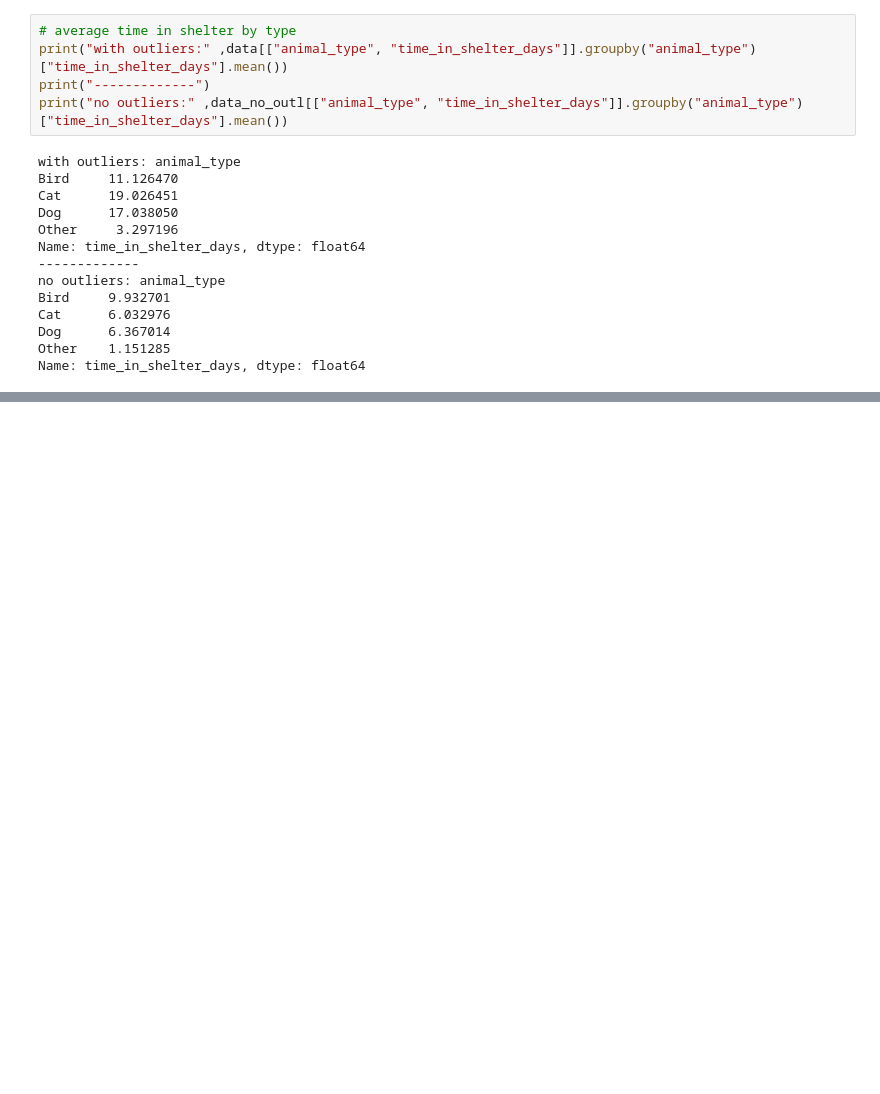
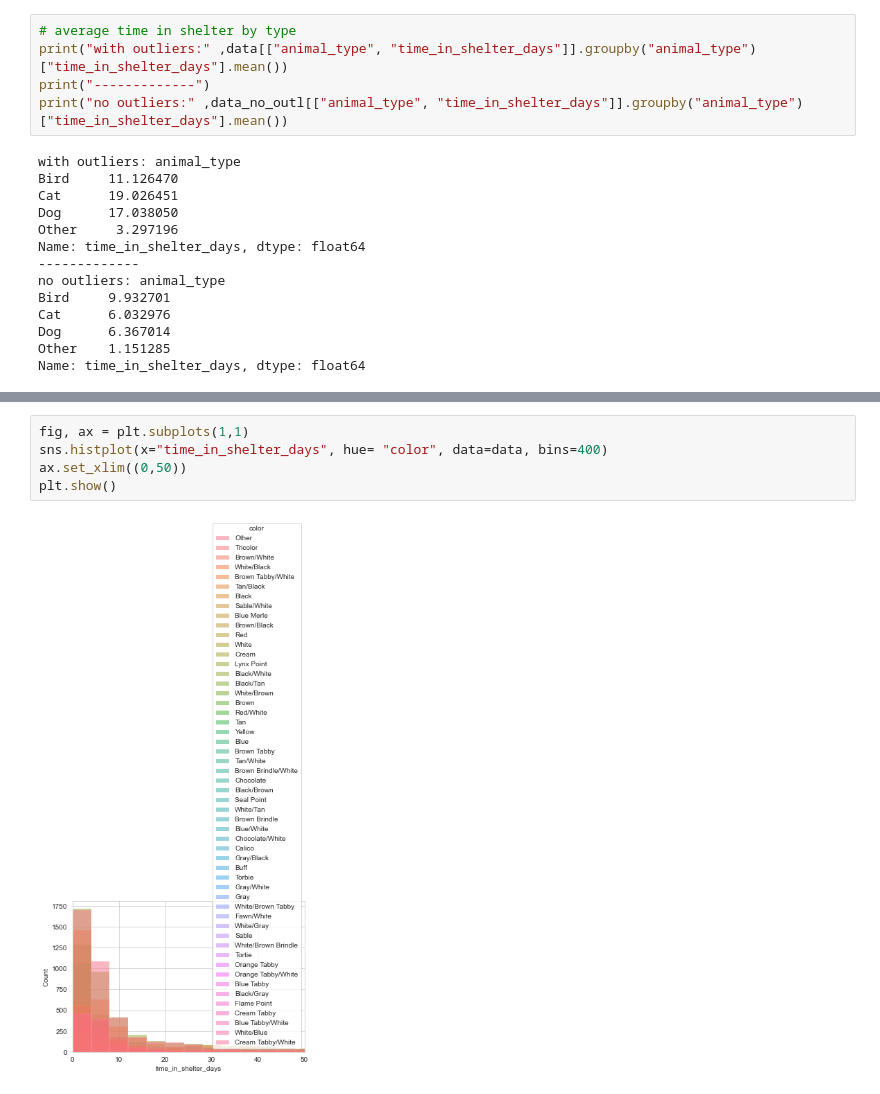
Before and after one commit to NicolasSpettel/Mid-Project, a Jupyter notebook: Mid-Project.ipynb, the cells around one changed output, grey strips where cells are left out. Saved outputs shown, nothing was run; the diff lists cells and outputs as text; blank space fills up the shorter version.

```diff
--- a/Mid-Project.ipynb
+++ b/Mid-Project.ipynb
@@ -275 +251,8 @@ Name: time_in_shelter_days, dtype: float64
+# %%
+fig, ax = plt.subplots(1,1)
+sns.histplot(x="time_in_shelter_days", hue= "color", data=data, bins=400)
+ax.set_xlim((0,50))
+plt.show()
+# %% [output]
+[figure, added]
 # %%
```
Also changed, not shown: parts of 43 cells of this notebook.
